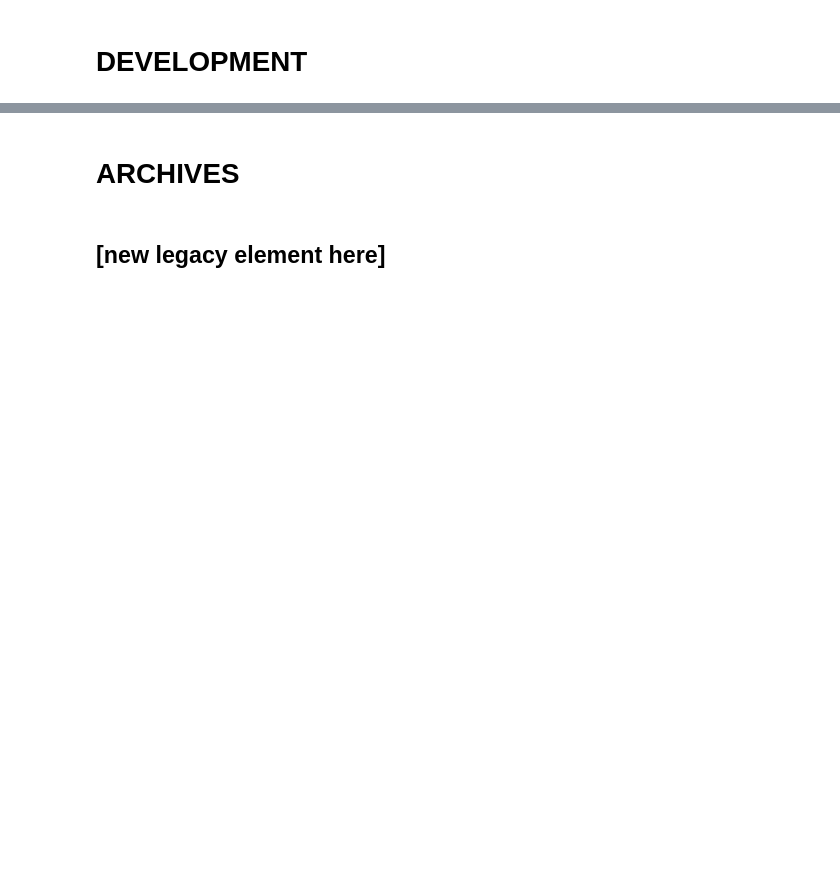
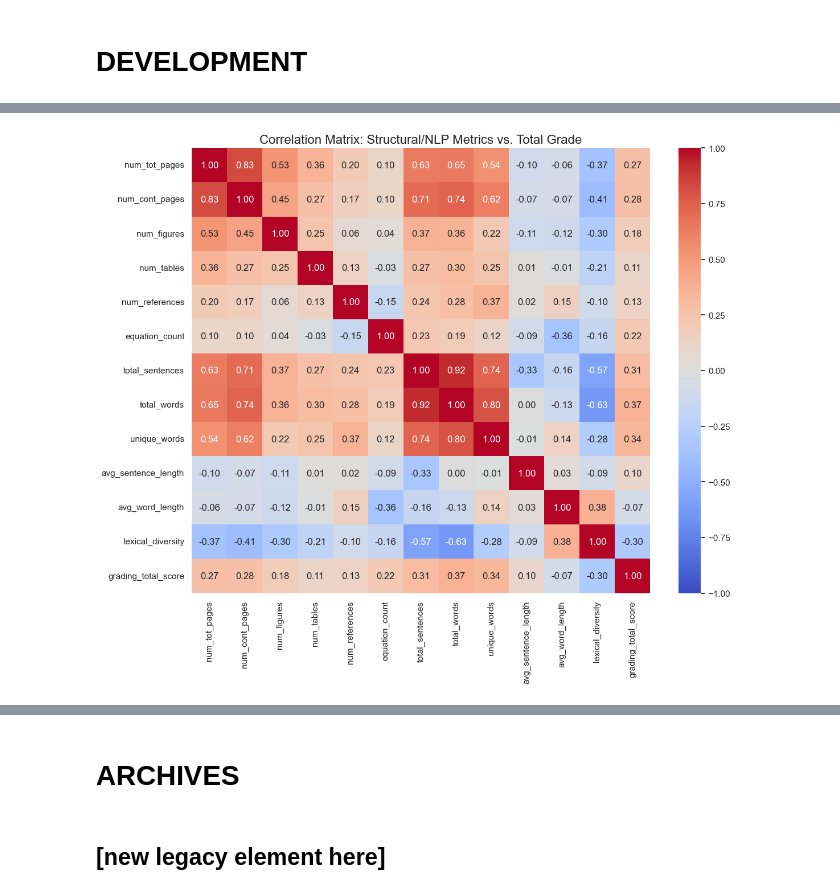
Before and after one commit to OliverKviat/Thesis_OCR, a Jupyter notebook: exploring_data/explorative_data_analysis_notebook.ipynb, the cells around one changed output, grey strips where cells are left out. Drawn from its saved outputs; the diff is of its cells as text; code cells hidden in the pictures; blank space fills up the shorter version.

```diff
--- a/exploring_data/explorative_data_analysis_notebook.ipynb
+++ b/exploring_data/explorative_data_analysis_notebook.ipynb
@@ -254,0 +289,94 @@ plt.savefig('exported_plots/2023_trends_analysis/department_distribution.png')
+# %%
+import pandas as pd
+import matplotlib.pyplot as plt
+import seaborn as sns
+import numpy as np
+
+# 1. Load the data
+# Replace with your actual filename
+df = df_filtered_final.copy()
+
+# 2. Clean the handin_month column (as you noted: disregard the year)
+# Assuming the format is something like "May-2023" or "2023-05", we extract just the month text or number.
+# If it's a string like "May 2023", we can do:
+df['handin_month_clean'] = df['handin_month'].astype(str).str.replace(r'\d+', '', regex=True).str.strip()
+
+# 3. Define the feature categories
+nlp_structural_features = [
+    'num_tot_pages', 'num_cont_pages', 'num_figures', 'num_tables',
+    'num_references', 'equation_count', 'total_sentences', 'total_words',
+    'unique_words', 'avg_sentence_length', 'avg_word_length', 'lexical_diversity'
+]
+
+sub_grades = [
+    'grading_scientific_contribution', 'grading_methodological_rigor',
+    'grading_technical_implementation', 'grading_literature_review',
+    'grading_process_professionalism', 'grading_impact_applicability',
+    'grading_research_question_alignment'
+]
+
+target = 'grading_total_score'
+
+# Set visual style
+sns.set_theme(style="whitegrid")
+
+# ==========================================
+# PLOT 1: Correlation Heatmap (NLP & Structural)
+# ==========================================
+plt.figure(figsize=(12, 10))
+corr_matrix = df[nlp_structural_features + [target]].corr()
+
+# Highlight correlations with the total score
+sns.heatmap(corr_matrix, annot=True, cmap='coolwarm', fmt=".2f", vmin=-1, vmax=1)
+plt.title('Correlation Matrix: Structural/NLP Metrics vs. Total Grade', fontsize=16)
+plt.tight_layout()
+#plt.savefig('correlation_heatmap.png')
+plt.show()
+
+# ==========================================
+# PLOT 2: Department Comparisons
+# ==========================================
+plt.figure(figsize=(14, 6))
+# Sort departments by median score for better readability
+order = df.groupby('Department_new')[target].median().sort_values(ascending=False).index
+sns.boxplot(data=df, x='Department_new', y=target, order=order, palette='viridis')
+plt.xticks(rotation=45, ha='right')
+plt.title('Distribution of Thesis Grades by DTU Department', fontsize=16)
+plt.ylabel('Total Score (1-100)')
+plt.tight_layout()
+#plt.savefig('department_boxplot.png')
+plt.show()
+
+# ==========================================
+# PLOT 3: The "Sweet Spot" Scatter Plots
+# ==========================================
+# Let's plot Content Pages and Lexical Diversity against the Total Score
+fig, axes = plt.subplots(1, 2, figsize=(16, 6))
+
+sns.regplot(data=df, x='num_cont_pages', y=target, ax=axes[0], scatter_kws={'alpha':0.5}, line_kws={'color':'red'})
+axes[0].set_title('Content Pages vs. Total Grade')
+axes[0].set_xlabel('Number of Content Pages')
+axes[0].set_ylabel('Total Score')
+
+sns.regplot(data=df, x='lexical_diversity', y=target, ax=axes[1], scatter_kws={'alpha':0.5}, line_kws={'color':'red'})
+axes[1].set_title('Lexical Diversity vs. Total Grade')
+axes[1].set_xlabel('Lexical Diversity (Unique/Total Words)')
+axes[1].set_ylabel('Total Score')
+
+plt.tight_layout()
+#plt.savefig('scatter_trends.png')
+plt.show()
+
+# ==========================================
+# PLOT 4: Grading Trends Over Time
+# ==========================================
+plt.figure(figsize=(10, 5))
+sns.lineplot(data=df, x='Publication Year', y=target, marker='o', errorbar=None)
+plt.title('Average Thesis Grade Over Time', fontsize=16)
+plt.ylabel('Average Total Score')
+plt.xticks(df['Publication Year'].dropna().unique()) # Ensure whole years
+plt.tight_layout()
+#plt.savefig('time_trend.png')
+plt.show()
+# %% [output]
+[figure, added]
```
Also changed, not shown: parts of 19 cells of this notebook, 9 other files.
